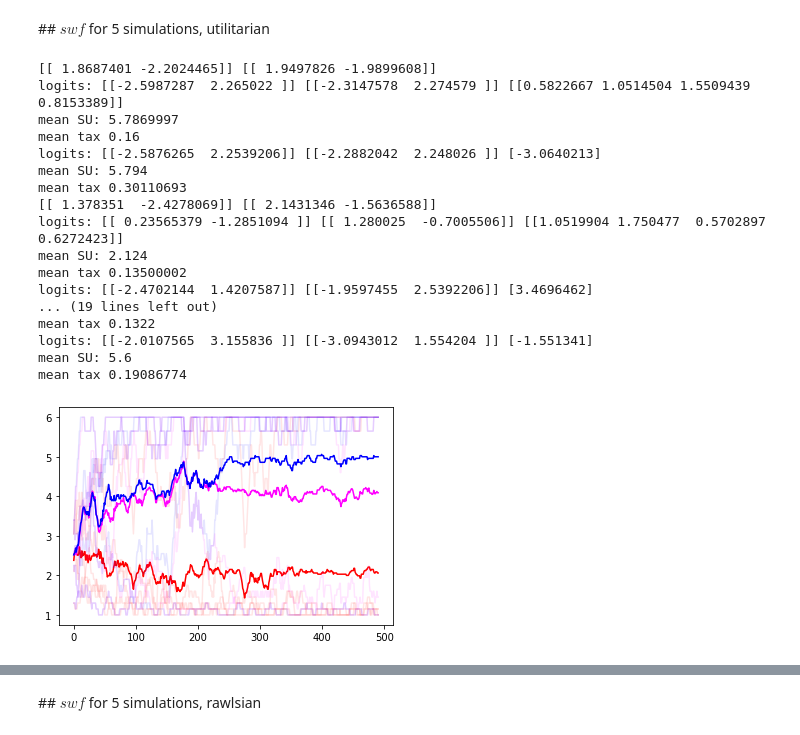
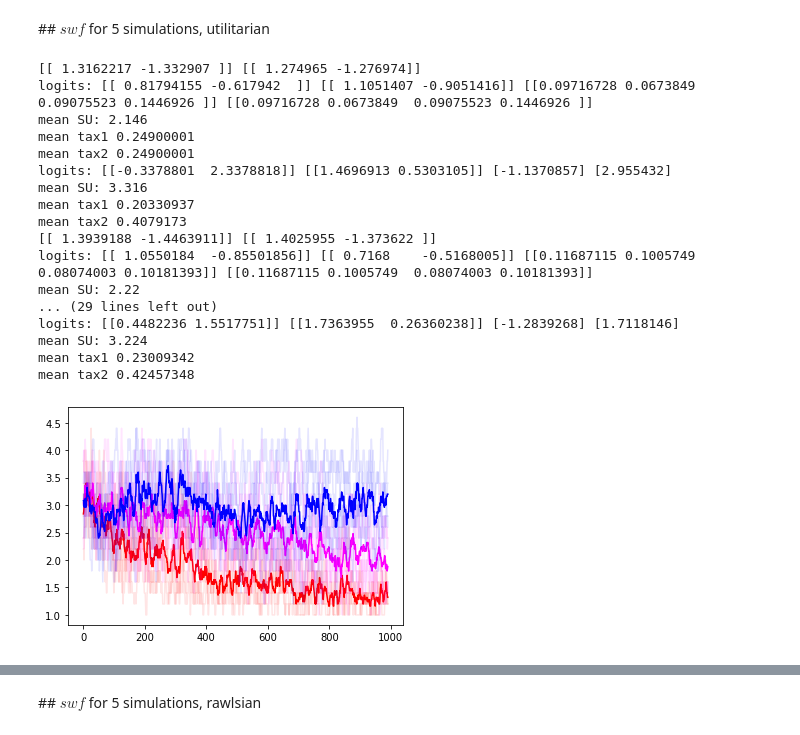
Before and after one commit to vicgalle/optimal-reward-design, a Jupyter notebook: Reinforce_Experiments.ipynb, the cells around one changed output, grey strips where cells are left out. Saved outputs shown, nothing was run; the diff lists cells and outputs as text; code cells hidden in the pictures.

Commit message:
fix game

```diff
--- a/Reinforce_Experiments.ipynb
+++ b/Reinforce_Experiments.ipynb
@@ -8,41 +12,42 @@ import matplotlib.pyplot as plt
 ## $swf$ for 5 simulations, utilitarian
 # %%
 N_exps = 5
+N = 1000
 
 SUs = []
 
 swf = utilitarian_swf
 
 for i in range(N_exps):
-    SUs.append([run_data_coop_game(i, swf),
-                run_data_coop_game_with_regulator(i, swf),
-                run_data_coop_game_with_gaussian_regulator(i, swf)])
+    SUs.append([run_data_coop_game(i, swf,N=N),
+                run_data_coop_game_with_regulator(i, swf, N=N),
+                run_data_coop_game_with_gaussian_regulator(i+55, swf,N=N)])
 
 SUs = np.array(SUs)
 
 colors = onp.asarray(['red', 'magenta', 'blue'])
 
 smooth = 10
 for i in range(3):
     for j in range(N_exps):
         plt.plot(np.convolve(SUs[j, i, :, 0], np.ones(smooth)/smooth, mode='valid'), color=colors[i], alpha=0.1)
     plt.plot(np.convolve(SUs.mean(axis=0)[i, :, 0], np.ones(smooth)/smooth, mode='valid'), color=colors[i])
 # %% [output]
-[[ 1.8687401 -2.2024465]] [[ 1.9497826 -1.9899608]]
-logits: [[-2.5987287  2.265022 ]] [[-2.3147578  2.274579 ]] [[0.5822667 1.0514504 1.5509439 0.8153389]]
-mean SU: 5.7869997
-mean tax 0.16
-logits: [[-2.5876265  2.2539206]] [[-2.2882042  2.248026 ]] [-3.0640213]
-mean SU: 5.794
-mean tax 0.30110693
-[[ 1.378351  -2.4278069]] [[ 2.1431346 -1.5636588]]
-logits: [[ 0.23565379 -1.2851094 ]] [[ 1.280025  -0.7005506]] [[1.0519904 1.750477  0.5702897 0.6272423]]
-mean SU: 2.124
-mean tax 0.13500002
-logits: [[-2.4702144  1.4207587]] [[-1.9597455  2.5392206]] [3.4696462]
-... (19 lines left out)
-mean tax 0.1322
-logits: [[-2.0107565  3.155836 ]] [[-3.0943012  1.554204 ]] [-1.551341]
-mean SU: 5.6
-mean tax 0.19086774
+[[ 1.3162217 -1.332907 ]] [[ 1.274965 -1.276974]]
+logits: [[ 0.81794155 -0.617942  ]] [[ 1.1051407 -0.9051416]] [[0.09716728 0.0673849  0.09075523 0.1446926 ]] [[0.09716728 0.0673849  0.09075523 0.1446926 ]]
+mean SU: 2.146
+mean tax1 0.24900001
+mean tax2 0.24900001
+logits: [[-0.3378801  2.3378818]] [[1.4696913 0.5303105]] [-1.1370857] [2.955432]
+mean SU: 3.316
+mean tax1 0.20330937
+mean tax2 0.4079173
+[[ 1.3939188 -1.4463911]] [[ 1.4025955 -1.373622 ]]
+logits: [[ 1.0550184  -0.85501856]] [[ 0.7168    -0.5168005]] [[0.11687115 0.1005749  0.08074003 0.10181393]] [[0.11687115 0.1005749  0.08074003 0.10181393]]
+mean SU: 2.22
+... (29 lines left out)
+logits: [[0.4482236 1.5517751]] [[1.7363955  0.26360238]] [-1.2839268] [1.7118146]
+mean SU: 3.224
+mean tax1 0.23009342
+mean tax2 0.42457348
-[figure, old version]
+[figure, new version]
```
Also changed, not shown: parts of 4 cells of this notebook, 1 other file.
